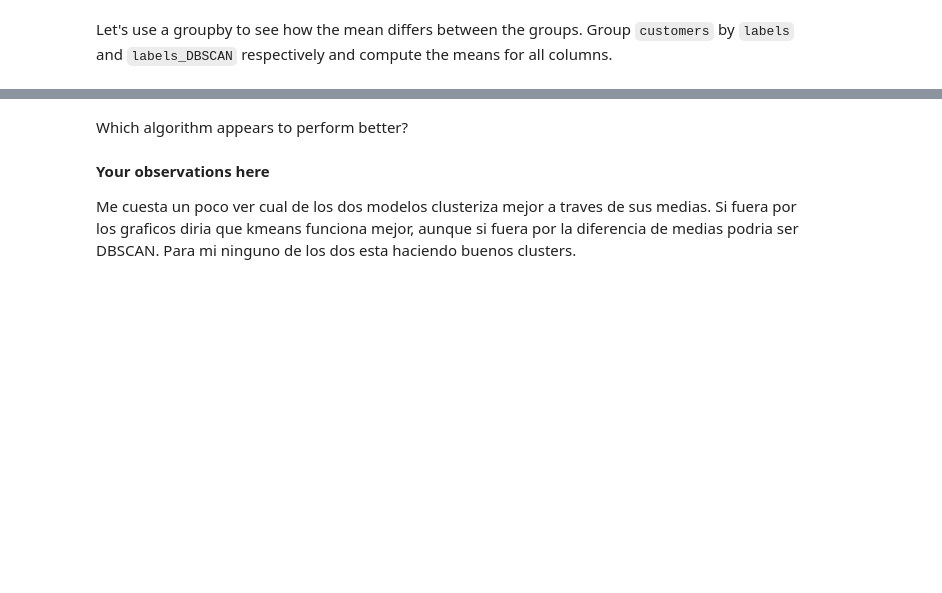
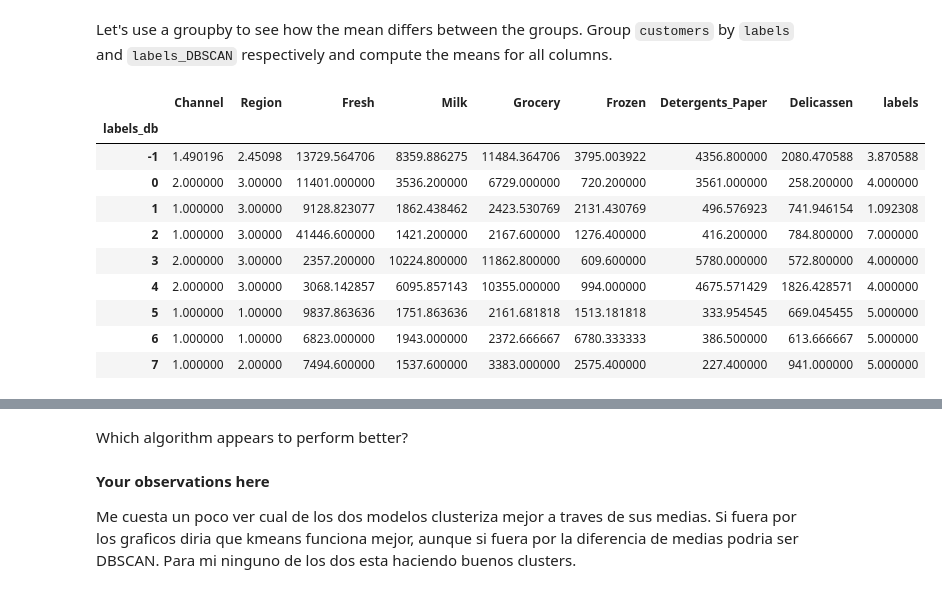
Before and after one commit to Ironhack-Data-Madrid-Octubre-2023/7.4-lab_unsupervised_learning, a Jupyter notebook: your-code/main.ipynb, the cells around one changed output, grey strips where cells are left out. Drawn from its saved outputs; the diff is of its cells as text; code cells hidden in the pictures; blank space fills up the shorter version.

```diff
--- a/your-code/main.ipynb
+++ b/your-code/main.ipynb
@@ -263,0 +288,18 @@ Let's use a groupby to see how the mean differs between the groups. Group `custo
+# %%
+# Your code here:
+
+kmeans = customers.groupby(by='labels').agg('mean')
+dbscan = customers.groupby(by='labels_db').agg('mean')
+dbscan
+# %% [output]
+|  | Channel | Region | Fresh | Milk | Grocery | Frozen | Detergents_Paper | Delicassen | labels |
+| labels_db |  |  |  |  |  |  |  |  |  |
+| -1 | 1.490196 | 2.45098 | 13729.564706 | 8359.886275 | 11484.364706 | 3795.003922 | 4356.800000 | 2080.470588 | 3.870588 |
+| 0 | 2.000000 | 3.00000 | 11401.000000 | 3536.200000 | 6729.000000 | 720.200000 | 3561.000000 | 258.200000 | 4.000000 |
+| 1 | 1.000000 | 3.00000 | 9128.823077 | 1862.438462 | 2423.530769 | 2131.430769 | 496.576923 | 741.946154 | 1.092308 |
+| 2 | 1.000000 | 3.00000 | 41446.600000 | 1421.200000 | 2167.600000 | 1276.400000 | 416.200000 | 784.800000 | 7.000000 |
+| 3 | 2.000000 | 3.00000 | 2357.200000 | 10224.800000 | 11862.800000 | 609.600000 | 5780.000000 | 572.800000 | 4.000000 |
+| 4 | 2.000000 | 3.00000 | 3068.142857 | 6095.857143 | 10355.000000 | 994.000000 | 4675.571429 | 1826.428571 | 4.000000 |
+| 5 | 1.000000 | 1.00000 | 9837.863636 | 1751.863636 | 2161.681818 | 1513.181818 | 333.954545 | 669.045455 | 5.000000 |
+| 6 | 1.000000 | 1.00000 | 6823.000000 | 1943.000000 | 2372.666667 | 6780.333333 | 386.500000 | 613.666667 | 5.000000 |
+| 7 | 1.000000 | 2.00000 | 7494.600000 | 1537.600000 | 3383.000000 | 2575.400000 | 227.400000 | 941.000000 | 5.000000 |
```
Also changed, not shown: parts of 10 cells of this notebook.
